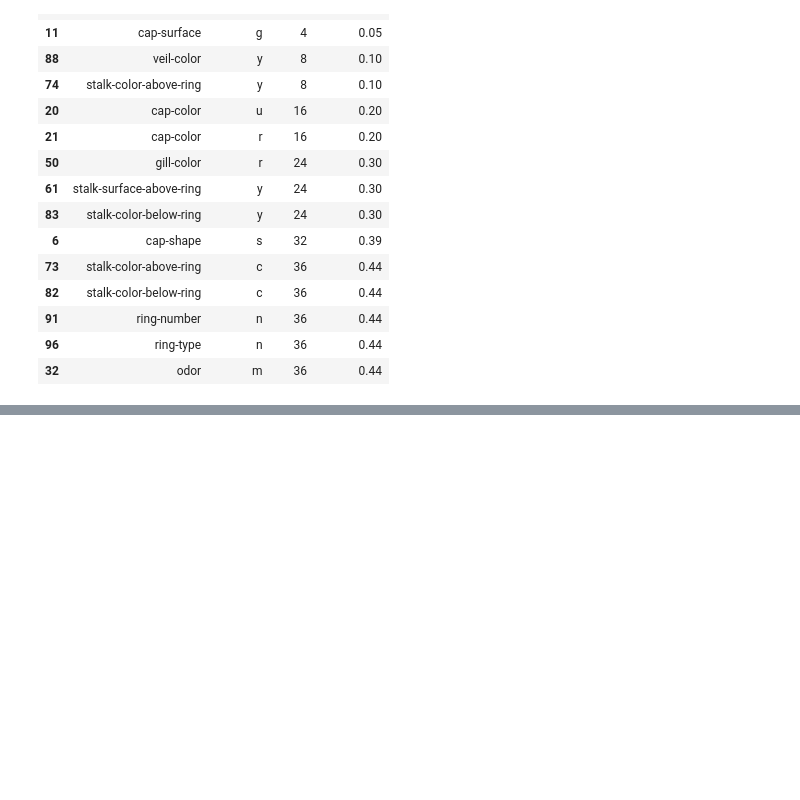
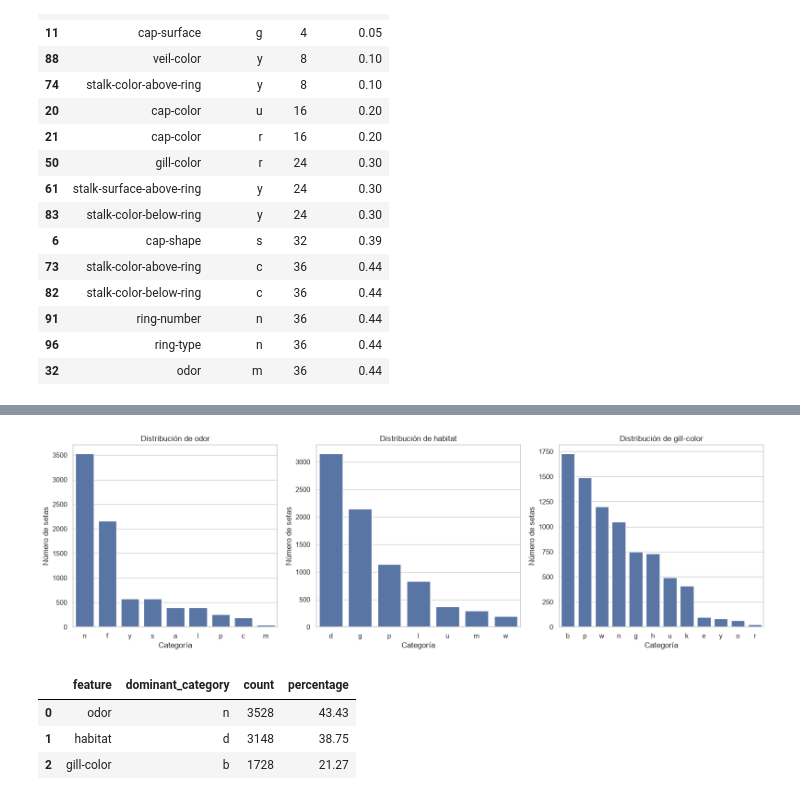
Before and after one commit to Bootcamp-IA-MAD-P7/project7-unsupervised-ml-Fernanda, a Jupyter notebook: clustering-Mushrooms.ipynb, the cells around one changed output, grey strips where cells are left out. Cells and saved outputs as stored; diff of their text form; code cells hidden in the pictures; blank space fills up the shorter version.

```diff
--- a/clustering-Mushrooms.ipynb
+++ b/clustering-Mushrooms.ipynb
@@ -298,0 +367,58 @@ category_frequencies.sort_values("percentage").head(15)
+# %%
+features_to_plot = ["odor", "habitat", "gill-color"]
+
+fig, axes = plt.subplots(
+    nrows=1,
+    ncols=3,
+    figsize=(16, 5)
+)
+
+for feature, ax in zip(features_to_plot, axes):
+    category_order = (
+        mushrooms[feature]
+        .value_counts()
+        .index
+    )
+
+    sns.countplot(
+        data=mushrooms,
+        x=feature,
+        order=category_order,
+        color="#4C72B0",
+        ax=ax
+    )
+
+    ax.set_title(f"Distribución de {feature}")
+    ax.set_xlabel("Categoría")
+    ax.set_ylabel("Número de setas")
+
+plt.tight_layout()
+plt.show()
+# %% [output]
+[figure, added]
+# %%
+dominant_categories = []
+
+for feature in features_to_plot:
+    category_counts = mushrooms[feature].value_counts()
+    dominant_category = category_counts.index[0]
+    dominant_count = category_counts.iloc[0]
+    dominant_percentage = (
+        dominant_count / len(mushrooms) * 100
+    )
+
+    dominant_categories.append({
+        "feature": feature,
+        "dominant_category": dominant_category,
+        "count": dominant_count,
+        "percentage": round(dominant_percentage, 2)
+    })
+
+dominant_categories = pd.DataFrame(dominant_categories)
+
+dominant_categories
+# %% [output]
+|  | feature | dominant_category | count | percentage |
+| 0 | odor | n | 3528 | 43.43 |
+| 1 | habitat | d | 3148 | 38.75 |
+| 2 | gill-color | b | 1728 | 21.27 |
```
Also changed, not shown: parts of 9 cells of this notebook.
